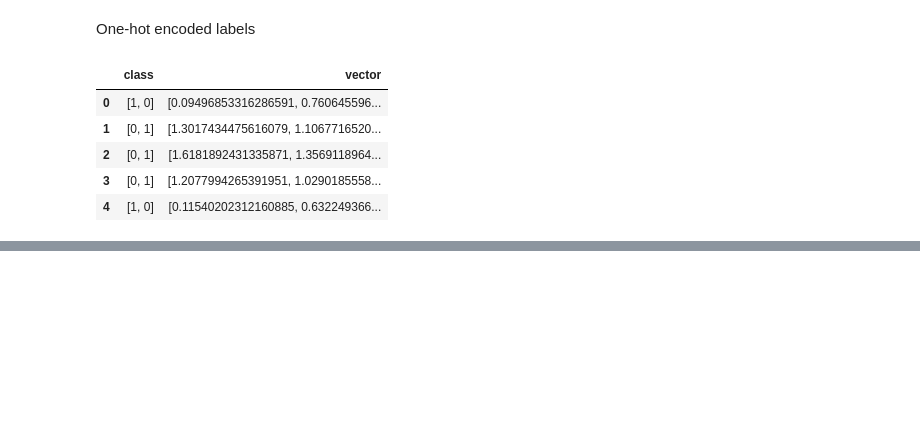
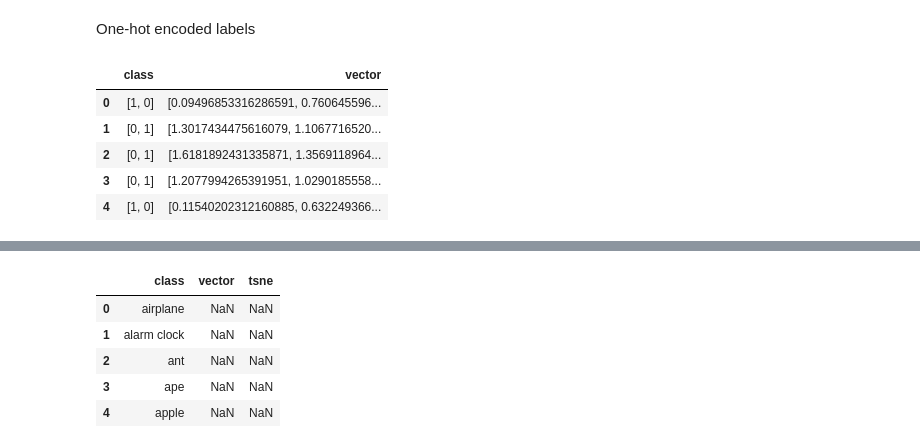
Before and after one commit to fcoclavero/vscvs, a Jupyter notebook: experiments/datasets.ipynb, the cells around one changed output, grey strips where cells are left out. Saved outputs shown, nothing was run; the diff lists cells and outputs as text; code cells hidden in the pictures; blank space fills up the shorter version.

```diff
--- a/experiments/datasets.ipynb
+++ b/experiments/datasets.ipynb
@@ -109,0 +127,14 @@ pickle.dump(data, open(os.path.join(ROOT_DIR, 'static', 'pickles', 'discriminato
+# %%
+# Split compound names
+
+import re
+
+classes['class'] = classes['class'].apply(lambda cls: ' '.join(re.split(r'(?:_|-)', cls)))
+classes.head()
+# %% [output]
+|  | class | vector | tsne |
+| 0 | airplane | NaN | NaN |
+| 1 | alarm clock | NaN | NaN |
+| 2 | ant | NaN | NaN |
+| 3 | ape | NaN | NaN |
+| 4 | apple | NaN | NaN |
```
Also changed, not shown: parts of 6 cells of this notebook.
